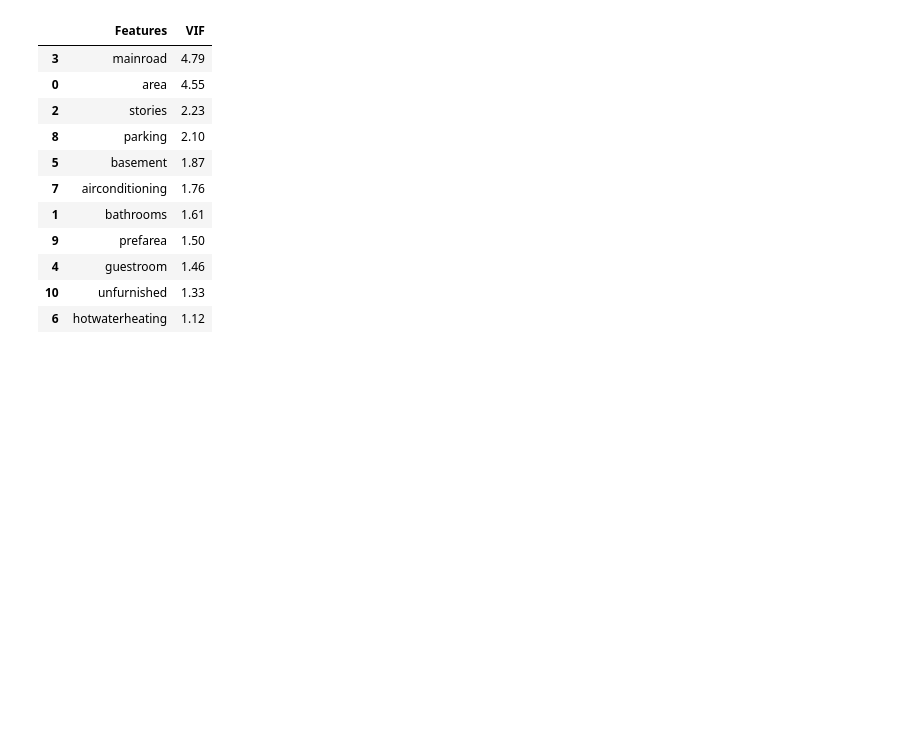
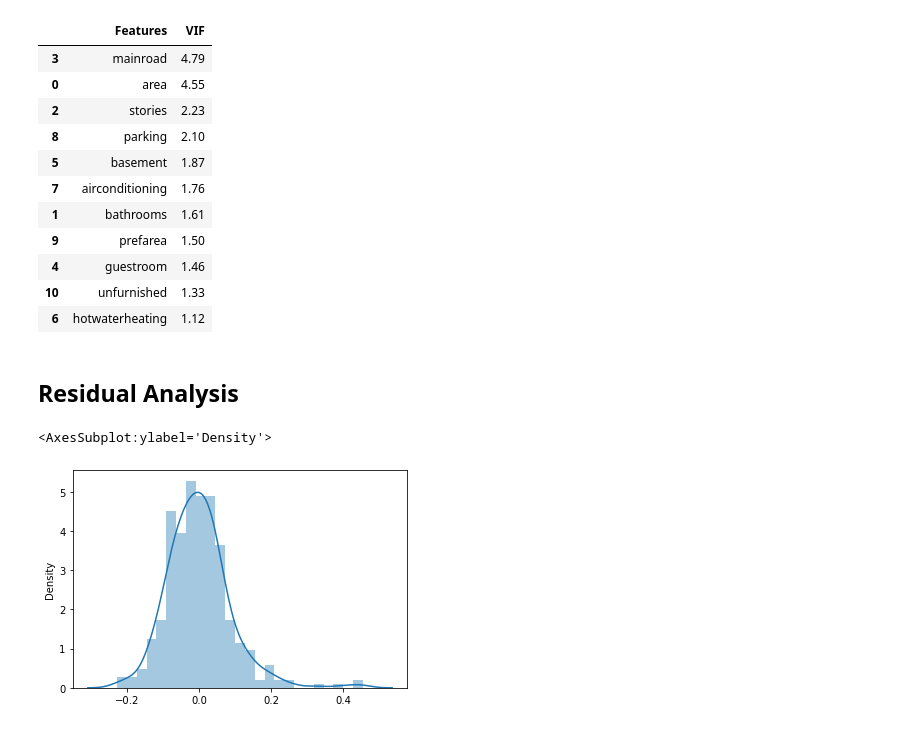
Before and after one commit to khairnardevashish/Advertising-Simple-Linear-Regression, a Jupyter notebook: MLR/Multiple LR.ipynb, the cells around one changed output. Drawn from its saved outputs; the diff is of its cells as text; code cells hidden in the pictures; blank space fills up the shorter version.

```diff
--- a/MLR/Multiple LR.ipynb
+++ b/MLR/Multiple LR.ipynb
@@ -564,3 +564,13 @@ vif
 | 4 | guestroom | 1.46 |
 | 10 | unfurnished | 1.33 |
 | 6 | hotwaterheating | 1.12 |
+# %% [markdown]
+## Residual Analysis
+# %%
+y_train_pred = lr_model.predict(X_train_sm)
+# %%
+res = y_train - y_train_pred
+sns.distplot(res)
+# %% [output]
+<AxesSubplot:ylabel='Density'>
+[figure, added]
```
Also changed, not shown: parts of 31 cells of this notebook.
